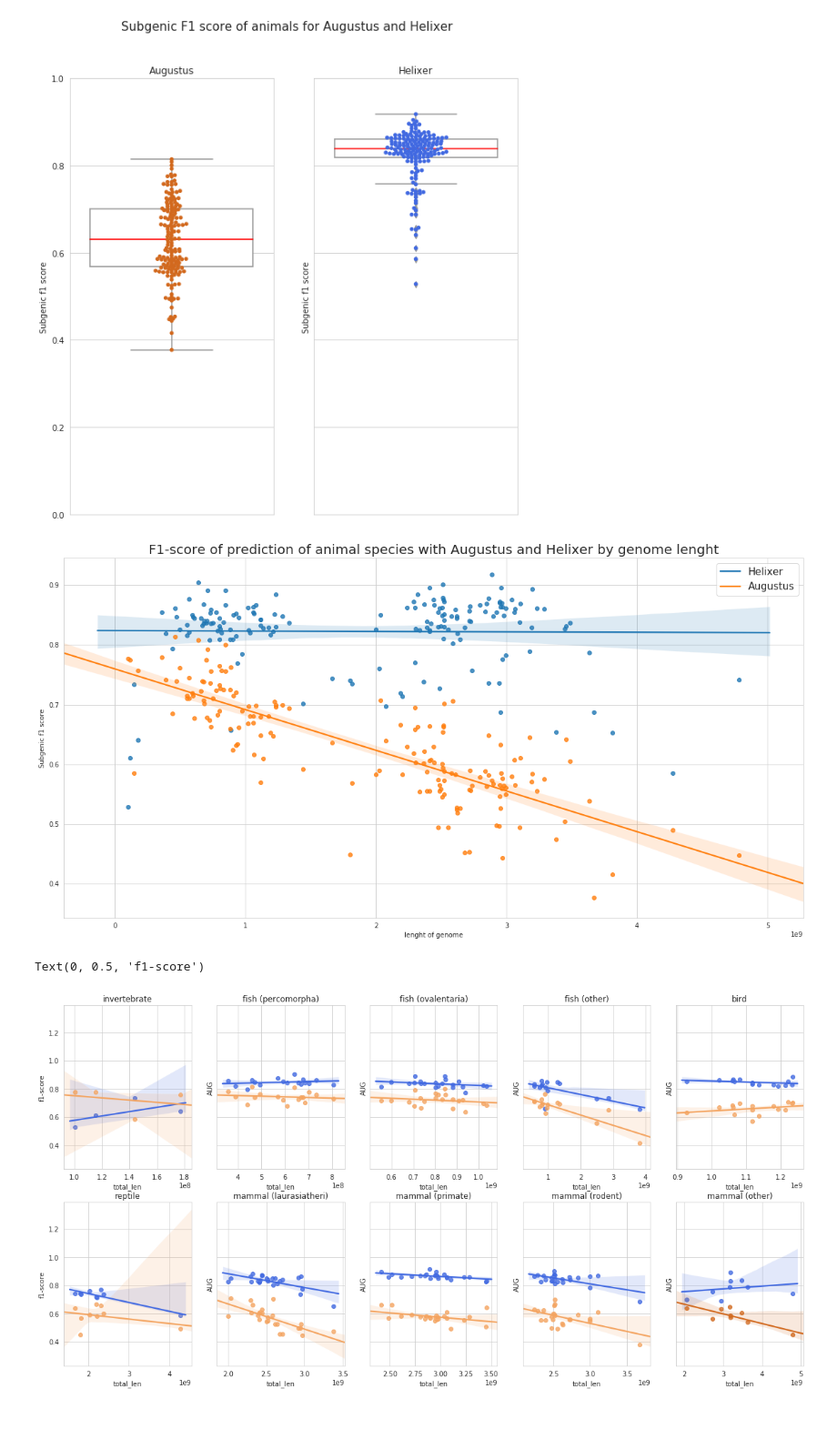
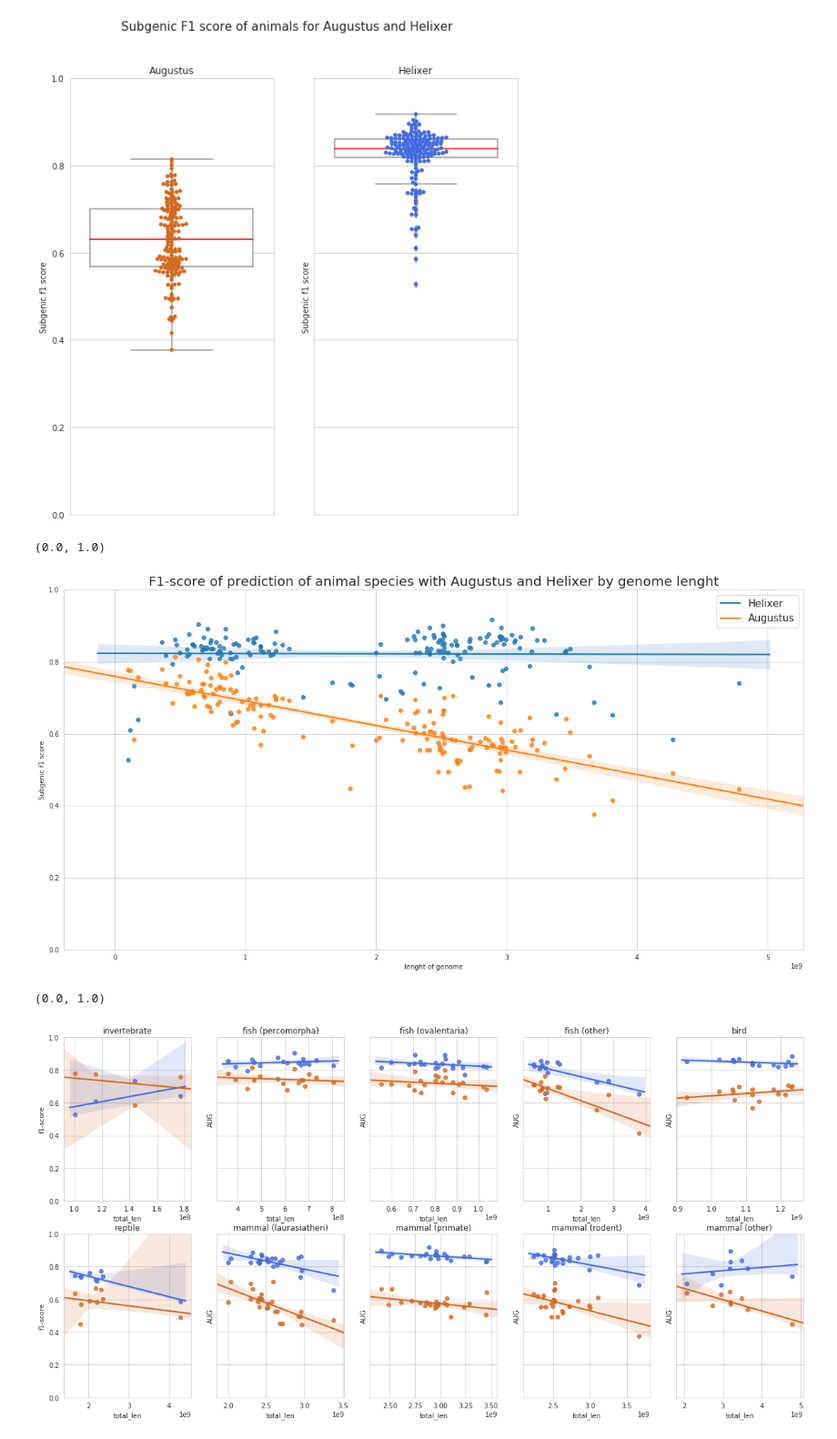
Before and after one commit to weberlab-hhu/helixer_scratch, a Jupyter notebook: plots/Animals.ipynb, the cells around one changed output. Shown at 91% size. Cells and saved outputs as stored; diff of their text form; code cells hidden in the pictures.

```diff
--- a/plots/Animals.ipynb
+++ b/plots/Animals.ipynb
@@ -84,8 +84,10 @@ plt.title("F1-score of prediction of animal species with Augustus and Helixer by
 plt.xlabel("lenght of genome")
 plt.ylabel("Subgenic f1 score")
 plt.legend(["Helixer","Augustus"],fontsize=15);
+plt.ylim((0.0, 1.0))
 # %% [output]
+(0.0, 1.0)
-[figure, old version]
+[figure, new version]
 # %%
 sns.set_style("whitegrid")
 f, axes = plt.subplots(2, 5,sharey=True, figsize=(20,10))
@@ -106,32 +108,33 @@ sns.regplot(x="total_len" ,y='NN',data=df_animals[df_animals['group'] == "other
 sns.regplot(x="total_len" ,y='AUG',data=df_animals[df_animals['group'] == "other fish"],ax=axes[0,3],color="chocolate")
 axes[0,3].set_title('fish (other)')
 
 sns.regplot(x="total_len" ,y='NN',data=df_animals[df_animals['group'].str.contains("bird")],ax=axes[0,4],color="royalblue")
 sns.regplot(x="total_len" ,y='AUG',data=df_animals[df_animals['group'].str.contains("bird")],ax=axes[0,4],color="chocolate")
 axes[0,4].set_title('bird')
 
 sns.regplot(x="total_len" ,y='NN',data=df_animals[df_animals['group'].str.contains("reptile")],ax=axes[1,0],color="royalblue")
 sns.regplot(x="total_len" ,y='AUG',data=df_animals[df_animals['group'].str.contains("reptile")],ax=axes[1,0],color="chocolate")
 axes[1,0].set_title('reptile')
 
 sns.regplot(x="total_len" ,y='NN',data=df_animals[df_animals['group'].str.contains("laurasiatheria")],ax=axes[1,1],color="royalblue")
 sns.regplot(x="total_len" ,y='AUG',data=df_animals[df_animals['group'].str.contains("laurasiatheri")],ax=axes[1,1],color="chocolate")
 axes[1,1].set_title('mammal (laurasiatheri)')
 
 sns.regplot(x="total_len" ,y='NN',data=df_animals[df_animals['group'] == "other mammal"],ax=axes[1,4],color="royalblue")
 sns.regplot(x="total_len" ,y='AUG',data=df_animals[df_animals['group'] == "other mammal"],ax=axes[1,4],color="chocolate")
 axes[1,4].set_title('mammal (other)')
 
 sns.regplot(x="total_len" ,y='NN',data=df_animals[df_animals['group'].str.contains("rodent")],ax=axes[1,3],color="royalblue")
 sns.regplot(x="total_len" ,y='AUG',data=df_animals[df_animals['group'].str.contains("rodent")],ax=axes[1,3],color="chocolate")
 axes[1,3].set_title('mammal (rodent)')
 
 sns.regplot(x="total_len" ,y='NN',data=df_animals[df_animals['group'].str.contains("primate")],ax=axes[1,2],color="royalblue")
 sns.regplot(x="total_len" ,y='AUG',data=df_animals[df_animals['group'].str.contains("primate")],ax=axes[1,2],color="chocolate")
 axes[1,2].set_title('mammal (primate)')
 
 axes[0,0].set_ylabel("f1-score")
 axes[1,0].set_ylabel("f1-score")
+plt.ylim((0.0, 1.0))
 # %% [output]
-Text(0, 0.5, 'f1-score')
+(0.0, 1.0)
-[figure, old version]
+[figure, new version]
```
Also changed, not shown: 1 other file.
